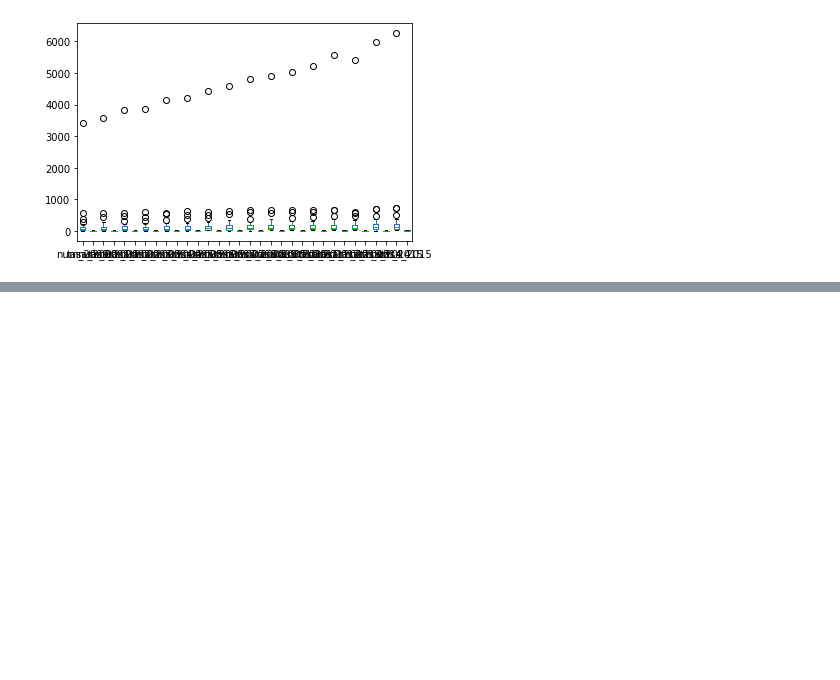
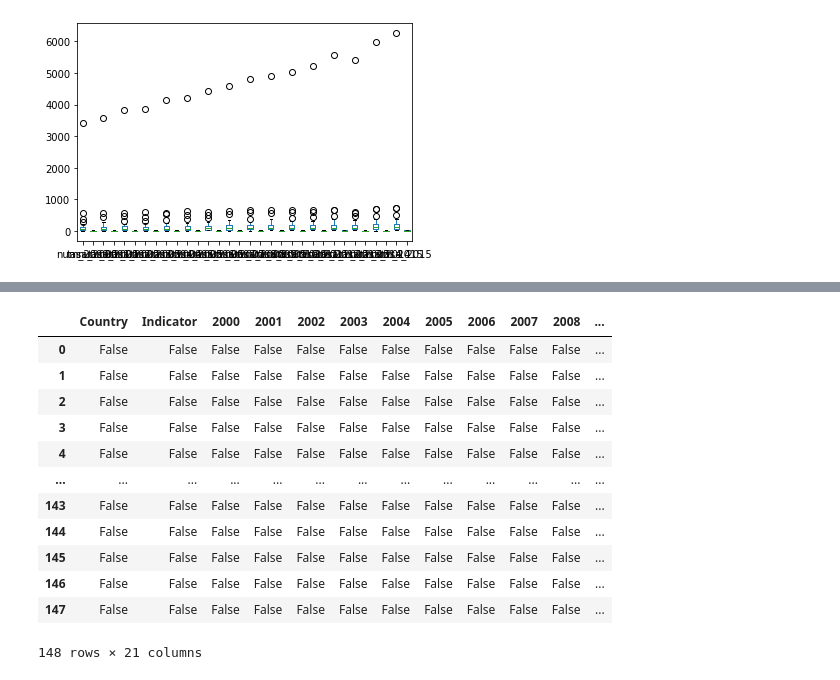
Before and after one commit to zoegarm/Cancer-de-mama-en-Mexico-limpieza-de-datos, a Jupyter notebook: Equipo2_Proyecto2.ipynb, the cells around one changed output, grey strips where cells are left out. Cells and saved outputs as stored; diff of their text form; code cells hidden in the pictures; blank space fills up the shorter version.

```diff
--- a/Equipo2_Proyecto2.ipynb
+++ b/Equipo2_Proyecto2.ipynb
@@ -909,0 +972,17 @@ mortalidad_rename.plot(kind='box', subplots=False)
+# %%
+#Contar NaN
+gasto_ocde.isna()
+# %% [output]
+|  | Country | Indicator | 2000 | 2001 | 2002 | 2003 | 2004 | 2005 | 2006 | 2007 | 2008 | ... |
+| 0 | False | False | False | False | False | False | False | False | False | False | False | ... |
+| 1 | False | False | False | False | False | False | False | False | False | False | False | ... |
+| 2 | False | False | False | False | False | False | False | False | False | False | False | ... |
+| 3 | False | False | False | False | False | False | False | False | False | False | False | ... |
+| 4 | False | False | False | False | False | False | False | False | False | False | False | ... |
+| ... | ... | ... | ... | ... | ... | ... | ... | ... | ... | ... | ... | ... |
+| 143 | False | False | False | False | False | False | False | False | False | False | False | ... |
+| 144 | False | False | False | False | False | False | False | False | False | False | False | ... |
+| 145 | False | False | False | False | False | False | False | False | False | False | False | ... |
+| 146 | False | False | False | False | False | False | False | False | False | False | False | ... |
+| 147 | False | False | False | False | False | False | False | False | False | False | False | ... |
+148 rows × 21 columns
```
Also changed, not shown: parts of 57 cells of this notebook.
